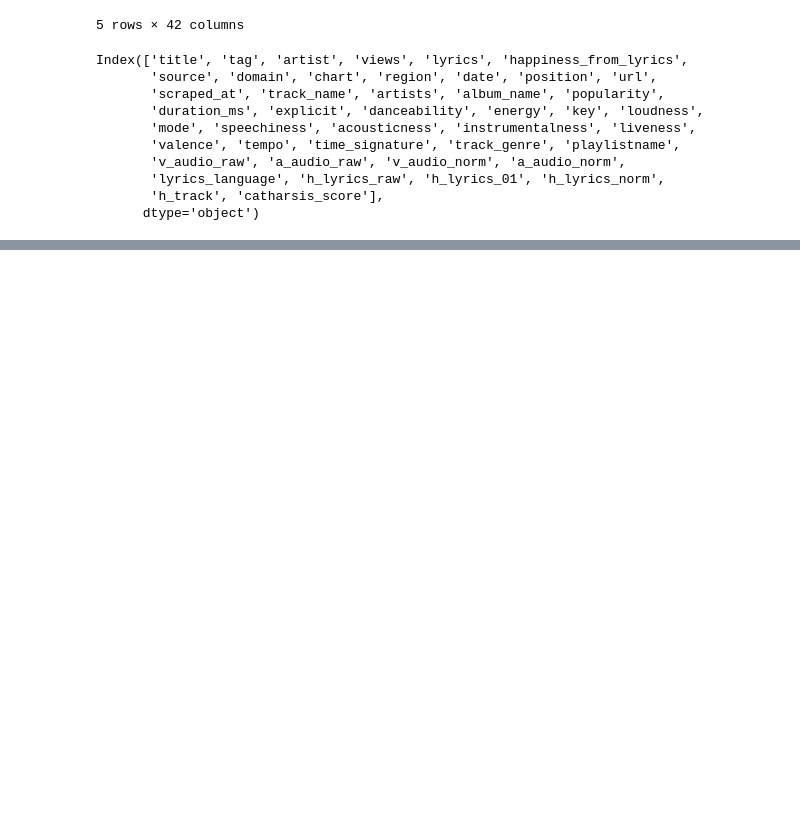
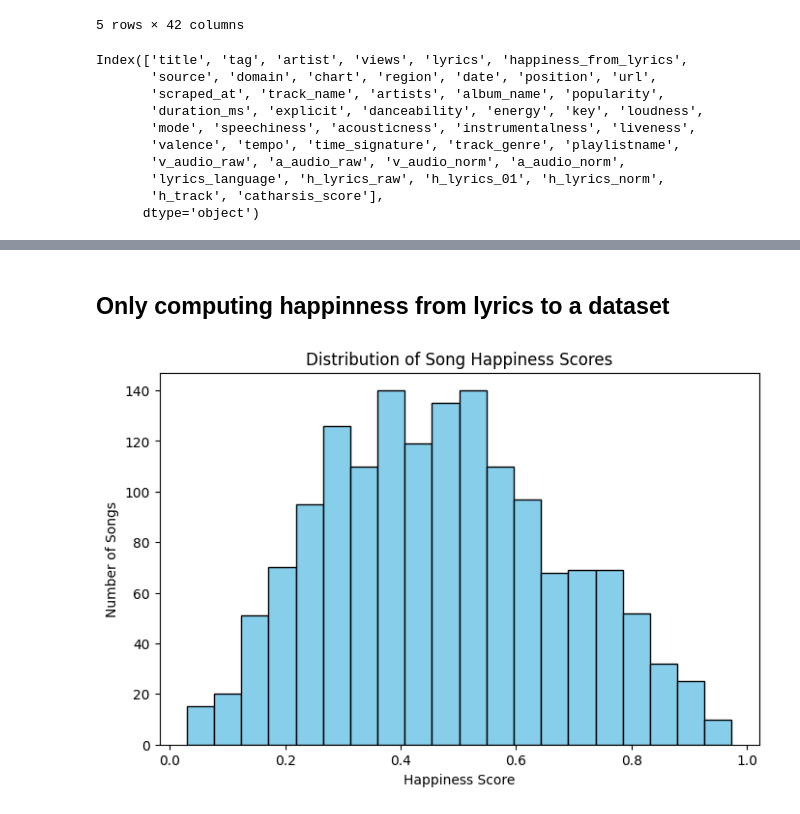
Before and after one commit to TfAplo/DALAS-Project, a Jupyter notebook: lyrics.ipynb, the cells around one changed output, grey strips where cells are left out. Cells and saved outputs as stored; diff of their text form; code cells hidden in the pictures; blank space fills up the shorter version.

```diff
--- a/lyrics.ipynb
+++ b/lyrics.ipynb
@@ -378,0 +381,24 @@ df_merged.to_csv("data/final_dataset_additional.csv", index=False)
+# %% [markdown]
+## Only computing happinness from lyrics to a dataset
+# %%
+df = pd.read_csv("data/final.csv")
+# %%
+df['lyrics_clean'] = df['lyrics'].apply(clean_lyrics)
+# %%
+mask = df["happiness_from_lyrics"].isna()
+# %%
+df.loc[mask, "happiness_from_lyrics"] = (
+    df.loc[mask, "lyrics_clean"]
+      .apply(get_happiness_chunks)
+)
+# %%
+import matplotlib.pyplot as plt
+
+plt.figure(figsize=(8,5))
+plt.hist(df['happiness_from_lyrics'], bins=20, color='skyblue', edgecolor='black')
+plt.title('Distribution of Song Happiness Scores')
+plt.xlabel('Happiness Score')
+plt.ylabel('Number of Songs')
+plt.show()
+# %% [output]
+[figure, added]
```
Also changed, not shown: parts of 4 cells of this notebook, 3 other files.
